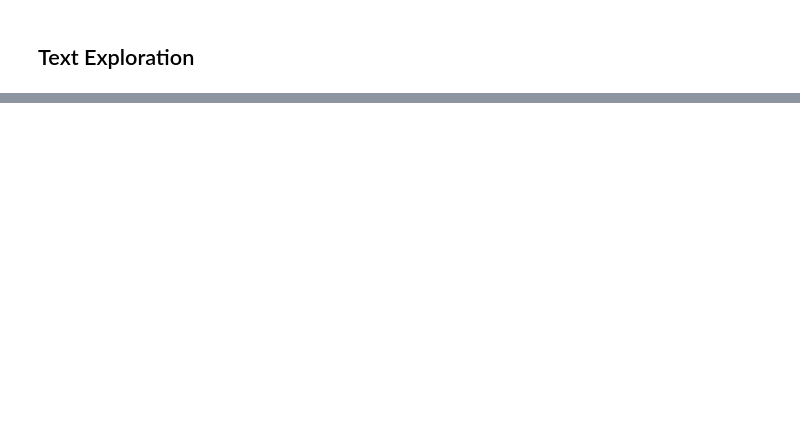
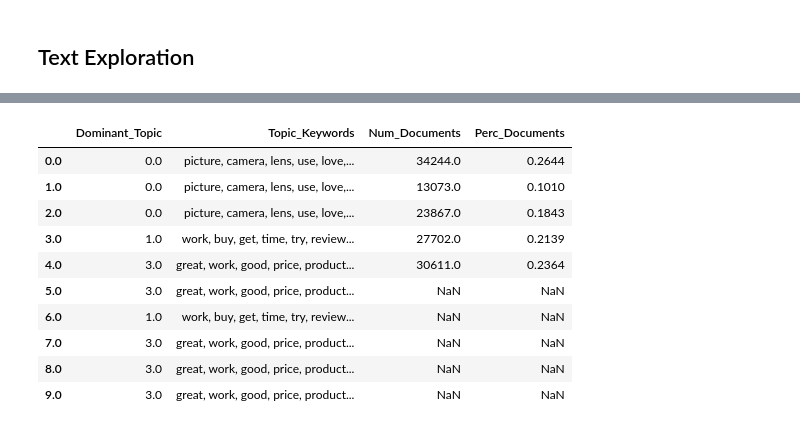
Before and after one commit to whyyoutoo/Sentiment_Classification_for_Amazon_Product_Reviews, a Jupyter notebook: EDA.ipynb, the cells around one changed output, grey strips where cells are left out. Saved outputs shown, nothing was run; the diff lists cells and outputs as text; code cells hidden in the pictures; blank space fills up the shorter version.

```diff
--- a/EDA.ipynb
+++ b/EDA.ipynb
@@ -352,0 +705,14 @@ vis
+# %%
+df_dominant_topics.head(10)
+# %% [output]
+|  | Dominant_Topic | Topic_Keywords | Num_Documents | Perc_Documents |
+| 0.0 | 0.0 | picture, camera, lens, use, love,... | 34244.0 | 0.2644 |
+| 1.0 | 0.0 | picture, camera, lens, use, love,... | 13073.0 | 0.1010 |
+| 2.0 | 0.0 | picture, camera, lens, use, love,... | 23867.0 | 0.1843 |
+| 3.0 | 1.0 | work, buy, get, time, try, review... | 27702.0 | 0.2139 |
+| 4.0 | 3.0 | great, work, good, price, product... | 30611.0 | 0.2364 |
+| 5.0 | 3.0 | great, work, good, price, product... | NaN | NaN |
+| 6.0 | 1.0 | work, buy, get, time, try, review... | NaN | NaN |
+| 7.0 | 3.0 | great, work, good, price, product... | NaN | NaN |
+| 8.0 | 3.0 | great, work, good, price, product... | NaN | NaN |
+| 9.0 | 3.0 | great, work, good, price, product... | NaN | NaN |
```
Also changed, not shown: parts of 47 cells of this notebook.
